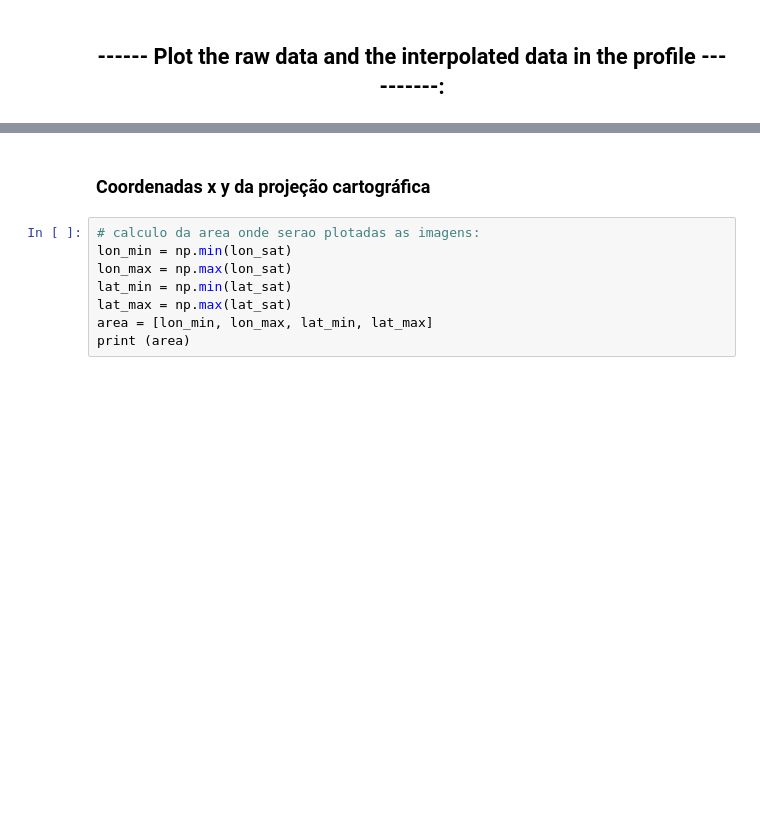
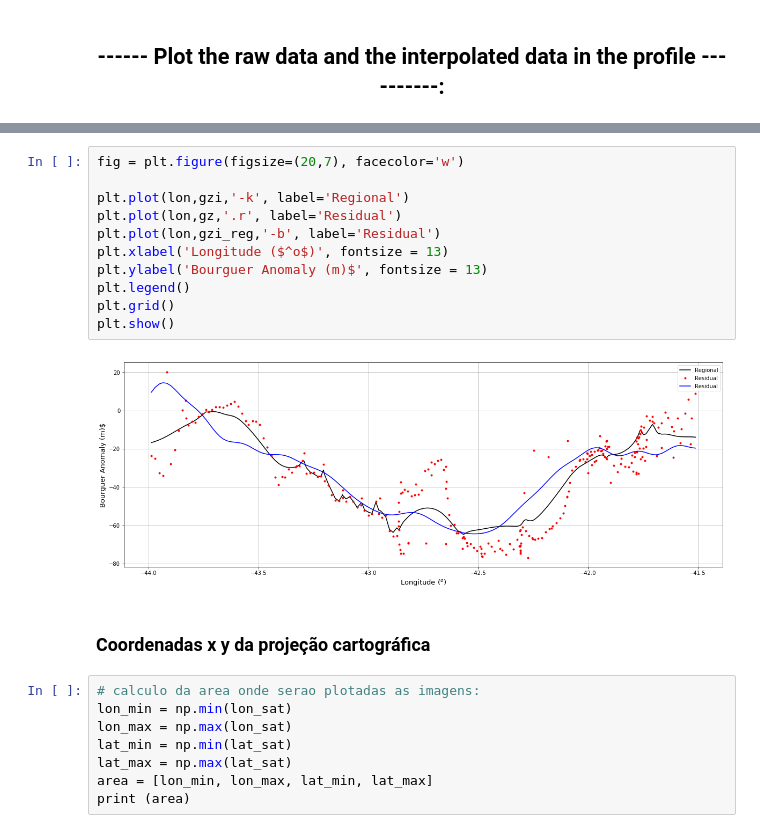
Before and after one commit to MathewsAndrade/Mathews_codes, a Jupyter notebook: data_barreirinhas2.ipynb, the cells around one changed output, grey strips where cells are left out. Cells and saved outputs as stored; diff of their text form; blank space fills up the shorter version.

```diff
--- a/data_barreirinhas2.ipynb
+++ b/data_barreirinhas2.ipynb
@@ -210,3 +245,16 @@ plt.show()
+# %%
+fig = plt.figure(figsize=(20,7), facecolor='w')
+
+plt.plot(lon,gzi,'-k', label='Regional')
+plt.plot(lon,gz,'.r', label='Residual')
+plt.plot(lon,gzi_reg,'-b', label='Residual')
+plt.xlabel('Longitude ($^o$)', fontsize = 13)
+plt.ylabel('Bourguer Anomaly (m)$', fontsize = 13)
+plt.legend()
+plt.grid()
+plt.show()
+# %% [output]
+[figure, added]
 # %% [markdown]
 
 ### Coordenadas x y da projeção cartográfica
```
Also changed, not shown: parts of 23 cells of this notebook.
